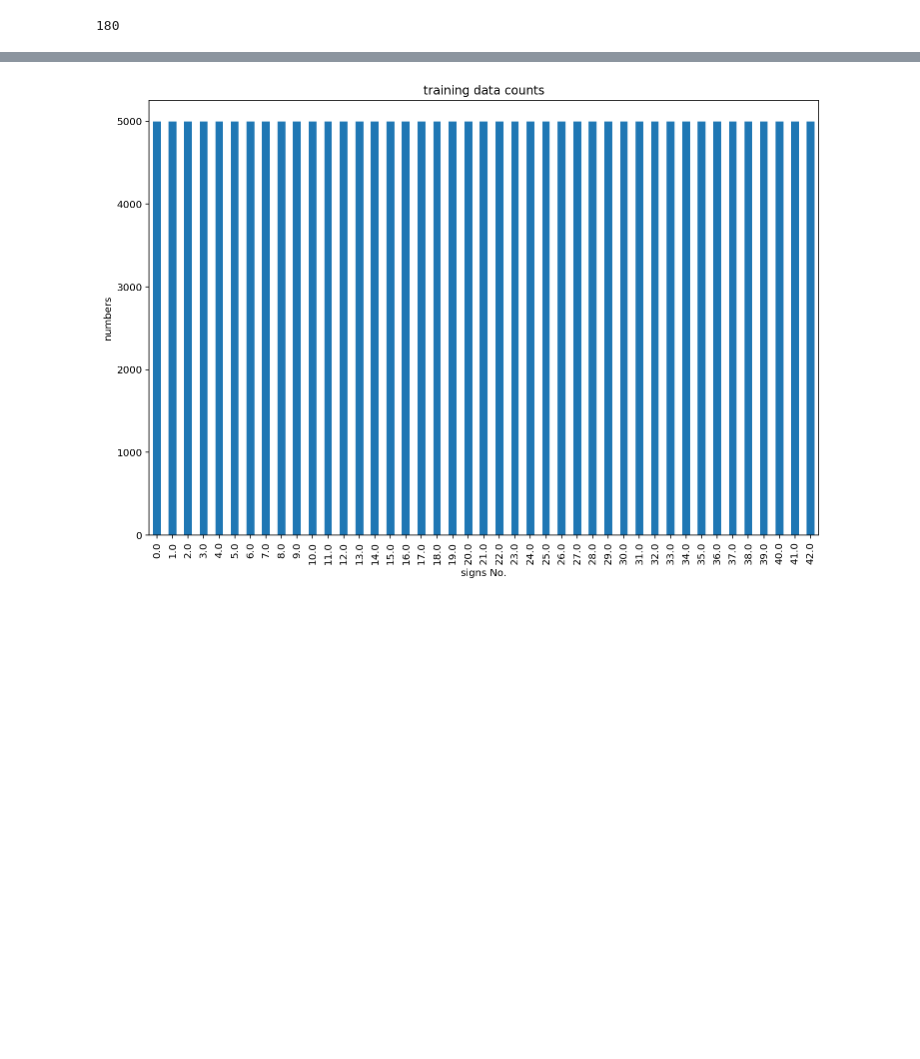
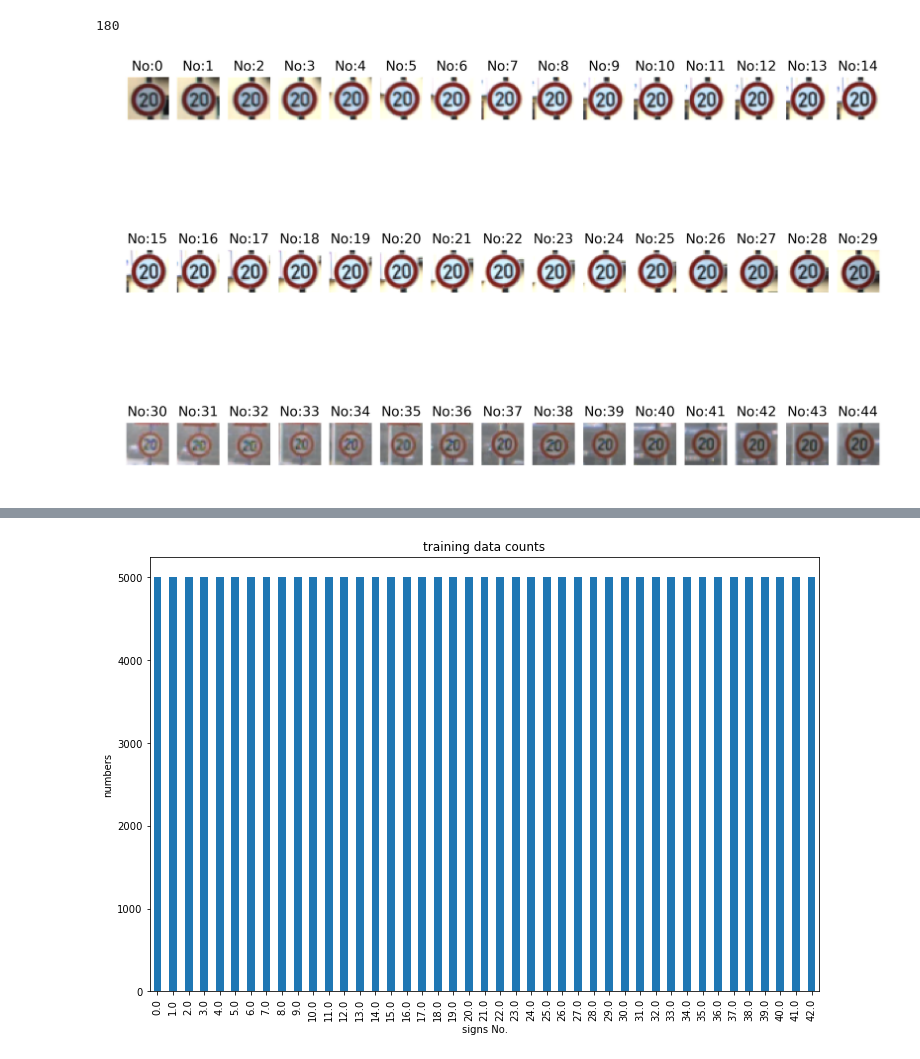
Before and after one commit to Walter1218/self_driving_car_ND, a Jupyter notebook: CarND-Traffic-Sign-Classifier-Project-2/Traffic_Sign_Classifier_.ipynb, the cells around one changed output, grey strips where cells are left out. Cells and saved outputs as stored; diff of their text form; code cells hidden in the pictures; blank space fills up the shorter version.

```diff
--- a/CarND-Traffic-Sign-Classifier-Project-2/Traffic_Sign_Classifier_.ipynb
+++ b/CarND-Traffic-Sign-Classifier-Project-2/Traffic_Sign_Classifier_.ipynb
@@ -363,3 +388,18 @@ class_features_0, class_labels_0 = get_class_images_and_label_index(0, features_
 print(len(class_labels_0))
 # %% [output]
 180
+# %%
+# Example Images Visiulization
+def visiulization(x, y):
+    plt.figure(figsize = (12,8), dpi = 320)
+    for i in range(45):
+        ax = plt.subplot(3,15,i+1)
+        ax.axis('off')
+        image = x[i]
+        ax.set_title("No:{0}".format(i))
+        ax.imshow(image)
+    plt.show()
+# %%
+visiulization(class_features_0, class_labels_0)
+# %% [output]
+[figure, added]
```
Also changed, not shown: parts of 13 cells of this notebook.
